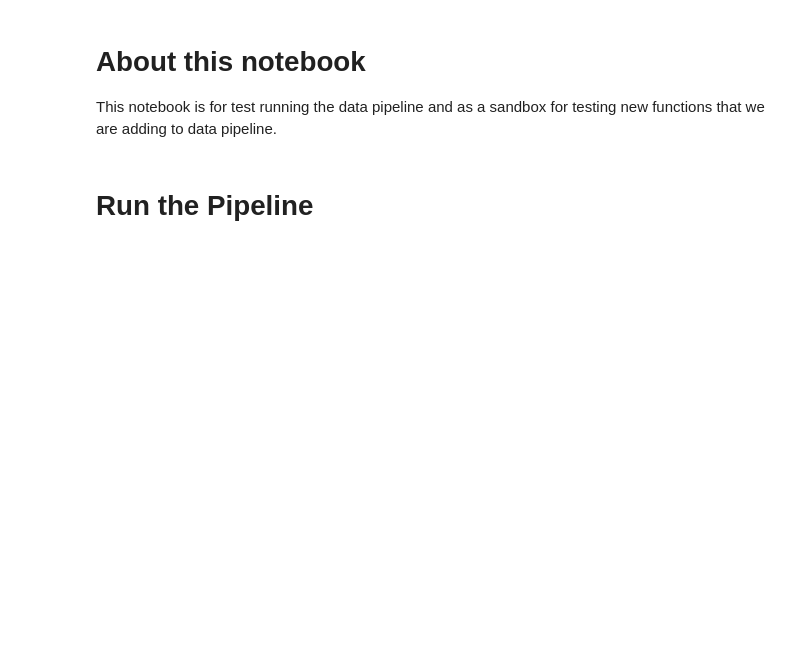
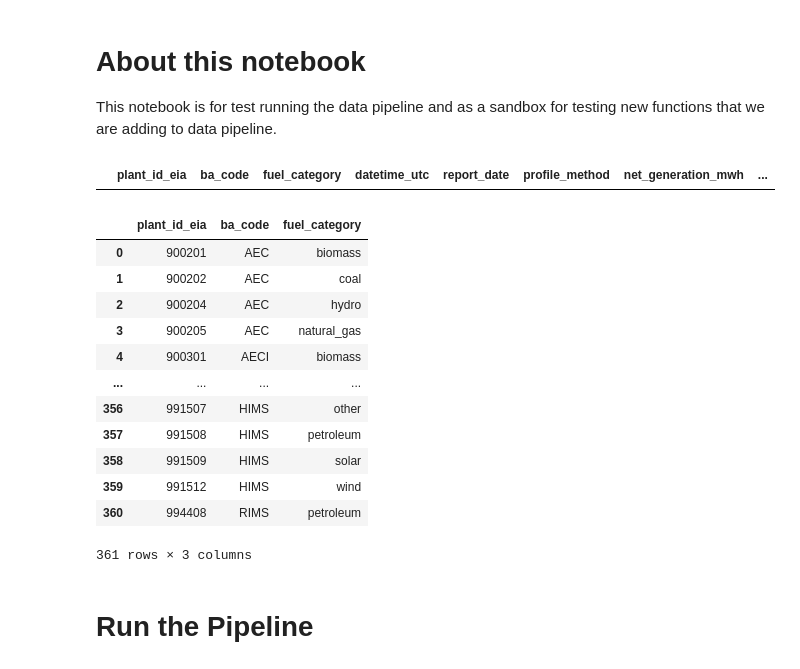
Before and after one commit to singularity-energy/open-grid-emissions, a Jupyter notebook: notebooks/test_data_pipeline.ipynb, the cells around one changed output. Cells and saved outputs as stored; diff of their text form; code cells hidden in the pictures; blank space fills up the shorter version.

Commit message:
data cleaning validation notebook

```diff
--- a/notebooks/test_data_pipeline.ipynb
+++ b/notebooks/test_data_pipeline.ipynb
@@ -27,3 +27,15 @@ import src.output_data as output_data
 from src.column_checks import get_dtypes, apply_dtypes
 
 year = 2020
+# %%
+year = 2020
+path_prefix = ''
+path_prefix = f"{path_prefix}{year}"
+
+eia923_allocated = pd.read_csv(f'../data/outputs/{path_prefix}/eia923_allocated_{year}.csv', dtype=get_dtypes(), parse_dates=['report_date'])
+plant_attributes = pd.read_csv(f"../data/outputs/{path_prefix}/plant_static_attributes_{year}.csv")
+
+monthly_eia_data_to_shape = eia923_allocated[
+        (eia923_allocated["hourly_data_source"] == "eia")
+        & ~(eia923_allocated["fuel_consumed_mmbtu"].isna())
+    ]
@@ -29,0 +44,49 @@ year = 2020
+# %%
+shaped_eia923_data[shaped_eia923_data["plant_id_eia"] == 902108]
+# %% [output]
+|  | plant_id_eia | ba_code | fuel_category | datetime_utc | report_date | profile_method | net_generation_mwh | ... |
+# %%
+# Note: currently using ba_code, could alternatively use ba_code_physical
+# Add plant attributes for grouping
+eia_agg = monthly_eia_data_to_shape.merge(
+    plant_attributes[["plant_id_eia", "ba_code", "fuel_category"]],
+    how="left",
+    on="plant_id_eia",
+)
+
+# Group
+eia_agg = (
+    eia_agg.groupby(["ba_code", "report_date", "fuel_category"], dropna=False)
+    .sum()
+    .reset_index()
+    .drop(columns=["plant_id_eia", "subplant_id"])
+)
+
+# Make nan BA "None" so equality test works
+eia_agg.ba_code = eia_agg.ba_code.replace(np.nan, None)
+
+eia_agg = impute_hourly_profiles.get_synthetic_plant_id_from_ba_fuel(eia_agg)
+# %%
+# Add BA code and fuel type for synthetic plants into plant_attributes.
+# Note: We leave nan/NA values for all other columns, as the plants composing each synthetic plant may have a combination of values
+to_add = (
+    eia_agg.groupby("plant_id_eia", dropna=False)
+    .first()
+    .reset_index()[["plant_id_eia", "ba_code", "fuel_category"]]
+)
+# %%
+to_add
+# %% [output]
+|  | plant_id_eia | ba_code | fuel_category |
+| 0 | 900201 | AEC | biomass |
+| 1 | 900202 | AEC | coal |
+| 2 | 900204 | AEC | hydro |
+| 3 | 900205 | AEC | natural_gas |
+| 4 | 900301 | AECI | biomass |
+| ... | ... | ... | ... |
+| 356 | 991507 | HIMS | other |
+| 357 | 991508 | HIMS | petroleum |
+| 358 | 991509 | HIMS | solar |
+| 359 | 991512 | HIMS | wind |
+| 360 | 994408 | RIMS | petroleum |
+361 rows × 3 columns
```
Also changed, not shown: parts of 3 cells of this notebook, 4 other files.
